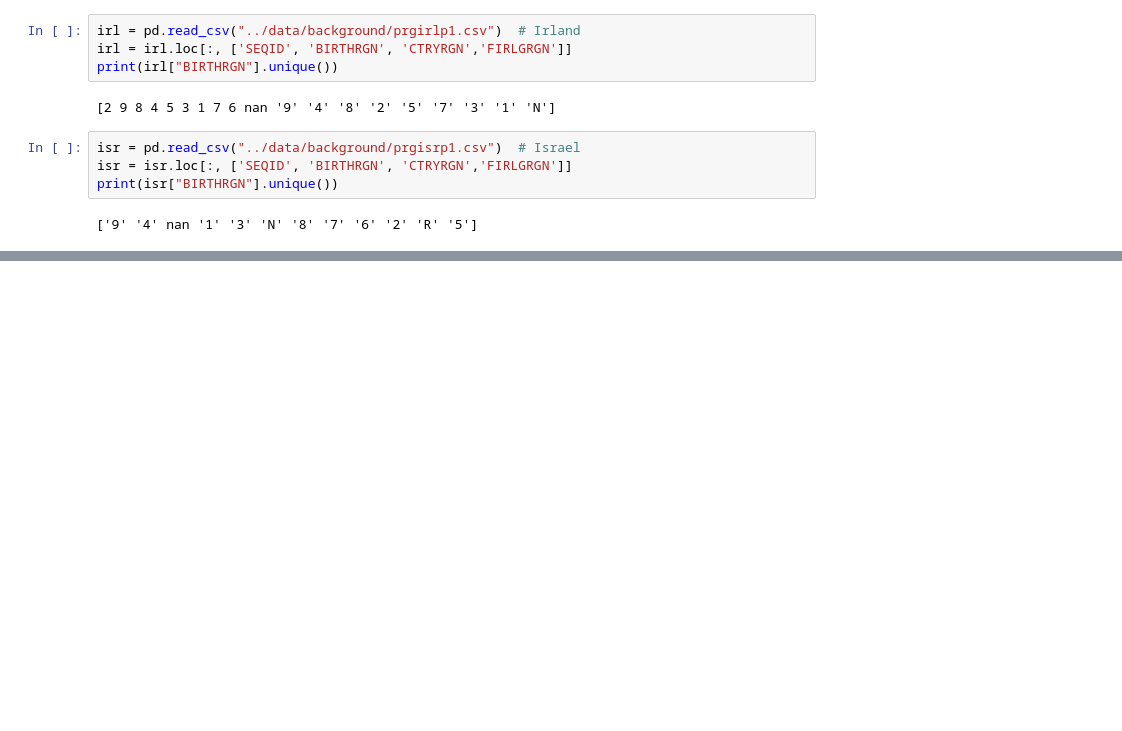
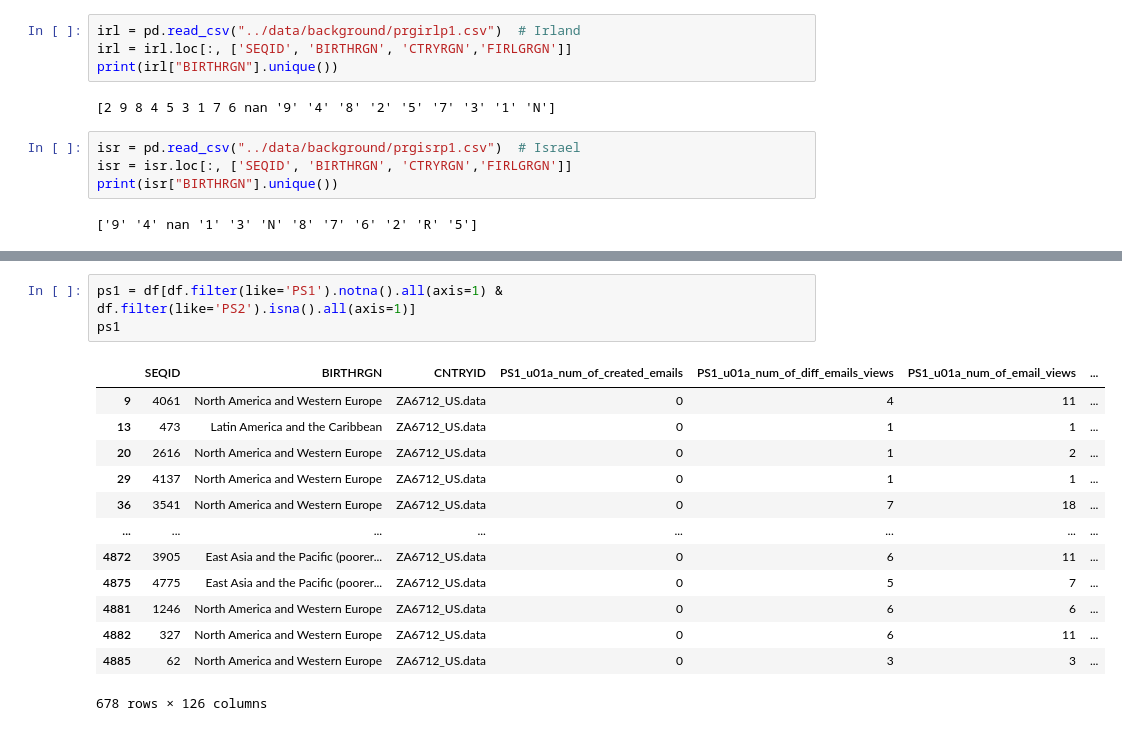
Before and after one commit to kefanyu/mdi_piaac, a Jupyter notebook: code/us_dist.ipynb, the cells around one changed output, grey strips where cells are left out. Saved outputs shown, nothing was run; the diff lists cells and outputs as text; blank space fills up the shorter version.

```diff
--- a/code/us_dist.ipynb
+++ b/code/us_dist.ipynb
@@ -180,0 +322,17 @@ TypeError: the dtypes of parameters x (object) and width (float64) are incompati
+# %%
+ps1 = df[df.filter(like='PS1').notna().all(axis=1) & df.filter(like='PS2').isna().all(axis=1)]
+ps1
+# %% [output]
+|  | SEQID | BIRTHRGN | CNTRYID | PS1_u01a_num_of_created_emails | PS1_u01a_num_of_diff_emails_views | PS1_u01a_num_of_email_views | ... |
+| 9 | 4061 | North America and Western Europe | ZA6712_US.data | 0 | 4 | 11 | ... |
+| 13 | 473 | Latin America and the Caribbean | ZA6712_US.data | 0 | 1 | 1 | ... |
+| 20 | 2616 | North America and Western Europe | ZA6712_US.data | 0 | 1 | 2 | ... |
+| 29 | 4137 | North America and Western Europe | ZA6712_US.data | 0 | 1 | 1 | ... |
+| 36 | 3541 | North America and Western Europe | ZA6712_US.data | 0 | 7 | 18 | ... |
+| ... | ... | ... | ... | ... | ... | ... | ... |
+| 4872 | 3905 | East Asia and the Pacific (poorer... | ZA6712_US.data | 0 | 6 | 11 | ... |
+| 4875 | 4775 | East Asia and the Pacific (poorer... | ZA6712_US.data | 0 | 5 | 7 | ... |
+| 4881 | 1246 | North America and Western Europe | ZA6712_US.data | 0 | 6 | 6 | ... |
+| 4882 | 327 | North America and Western Europe | ZA6712_US.data | 0 | 6 | 11 | ... |
+| 4885 | 62 | North America and Western Europe | ZA6712_US.data | 0 | 3 | 3 | ... |
+678 rows × 126 columns
```
Also changed, not shown: parts of 28 cells of this notebook, 4 other files.
